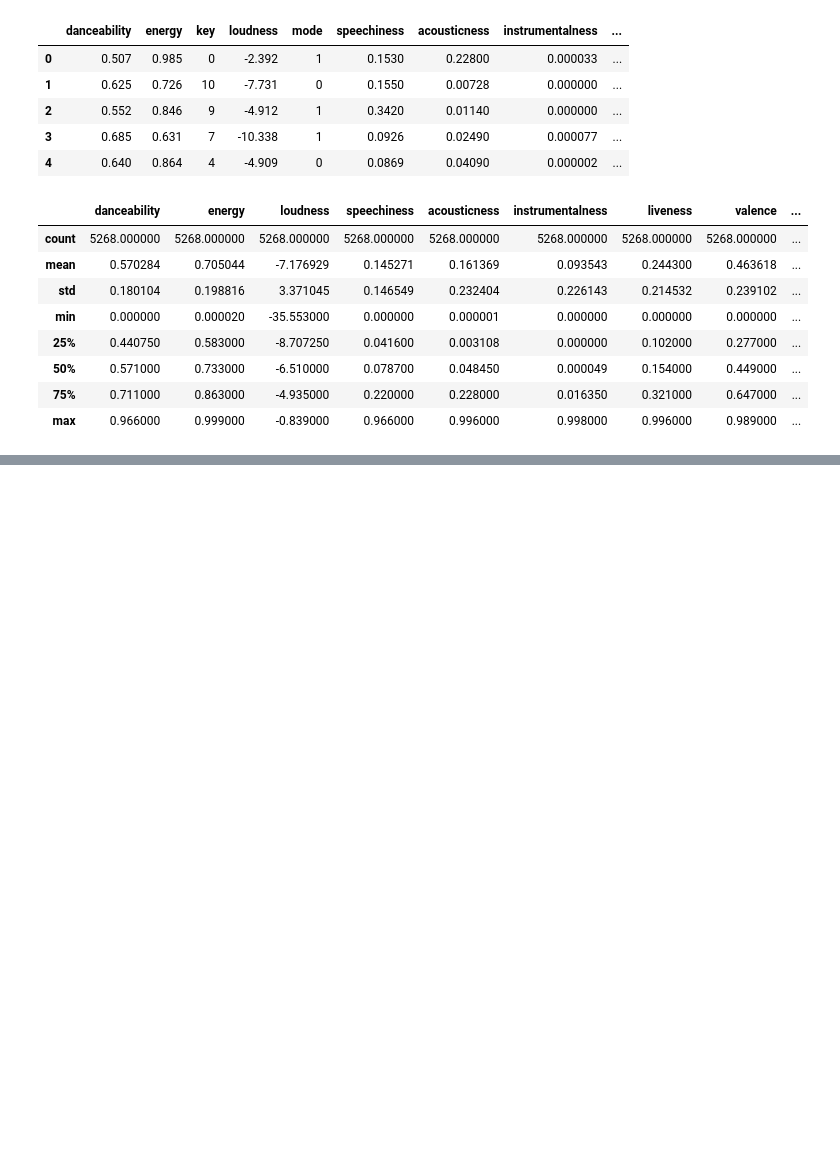
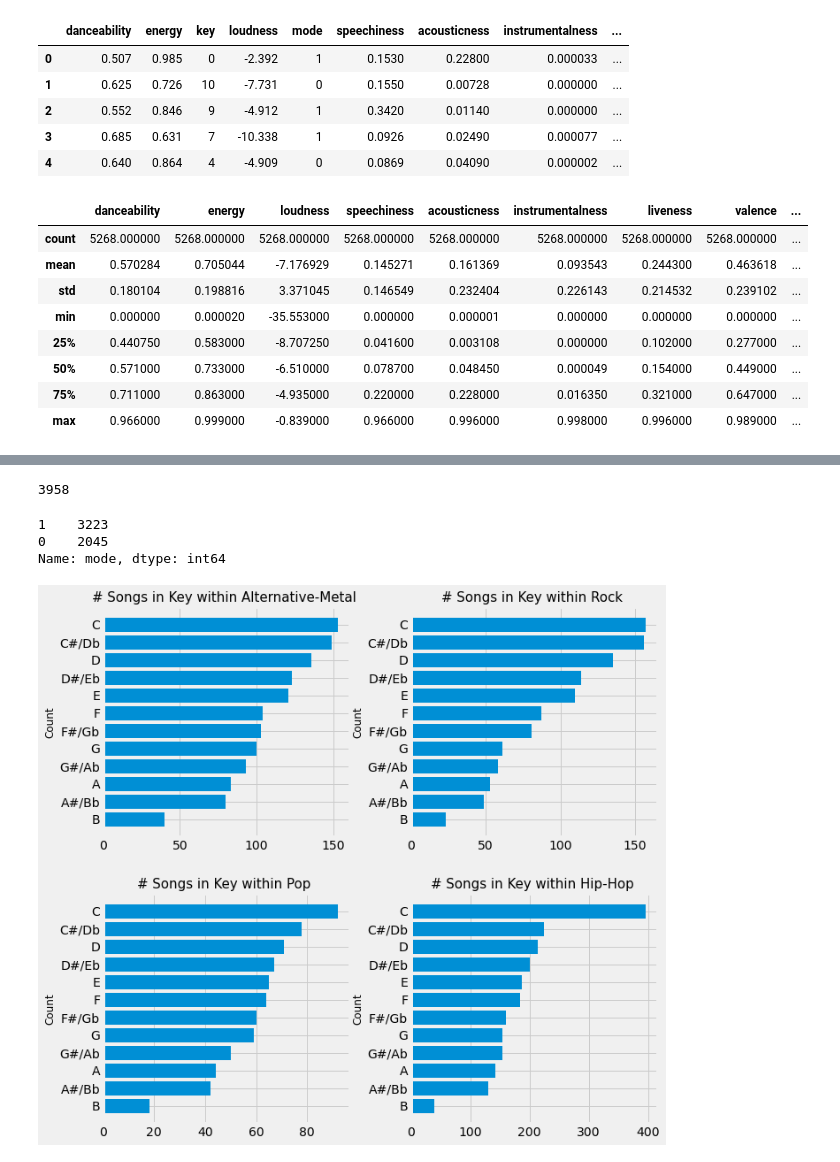
Before and after one commit to Hadryan/Music-Recommendation-System-24, a Jupyter notebook: Data-Cleaning-Preprocessing-API-Only.ipynb, the cells around one changed output, grey strips where cells are left out. Saved outputs shown, nothing was run; the diff lists cells and outputs as text; code cells hidden in the pictures; blank space fills up the shorter version.

```diff
--- a/Data-Cleaning-Preprocessing-API-Only.ipynb
+++ b/Data-Cleaning-Preprocessing-API-Only.ipynb
@@ -59,5 +57,8 @@ from spotipy.oauth2 import SpotifyClientCredentials
 from spotipy.oauth2 import SpotifyOAuth
 from dotenv import load_dotenv
 load_dotenv()
+import matplotlib.pyplot as plt
+plt.style.use('fivethirtyeight')
+import seaborn as sns
 # import os
 # import re
@@ -103,7 +109,7 @@ def user_playlist_tracks_full(spotify_connection=sp, user=None,
 
     return theDataFrame
 # %%
-alt_metal_songs = user_playlist_tracks_full(playlist_id = '40DeXsA9tEIwNwBmrZ4rkt', genre = 'alternative-metal')
+alt_metal_songs = user_playlist_tracks_full(playlist_id = '40DeXsA9tEIwNwBmrZ4rkt', genre = 'alt-metal')
 len(alt_metal_songs)
 # %% [output]
 1285
@@ -211,0 +227,51 @@ dtype: int64
+# %%
+all_songs.loudness.nunique()
+# %% [output]
+3958
+# %%
+all_songs['mode'].value_counts()
+# %% [output]
+1    3223
+0    2045
+Name: mode, dtype: int64
+# %%
+def plotbar_groupby_genre(groupby, genre, feature, ax, ticklabel = None, orient='h'):
+
+    if (orient=='h'):
+            if(ticklabel is None):
+                ax.barh(groupby.index.sort_values(ascending=False),
+                       groupby.values)
+            else:
+                   ax.barh(groupby.index.sort_values(ascending=False),
+                   groupby.values,
+                   tick_label = ticklabel)
+    else:
+            if(ticklabel is None):
+                ax.bar(groupby.index.sort_values(ascending=False),
+                       groupby.values)
+            else:
+                ax.bar(groupby.index.sort_values(ascending=False),
+                groupby.values,
+                tick_label = ticklabel)
+    ax.set_title(f'# Songs in {feature} within {genre} ', fontdict = {'fontsize' : 15})
+    ax.set_ylabel('Count', fontdict = {'fontsize' : 12})
+# %%
+fig, axes = plt.subplots(2,2, figsize = (10,10))
+fig.subplots_adjust(hspace=.25, wspace = .25)
+am_group_key = all_songs.groupby('genre').key.value_counts()['alt-metal']
+vc_keys_hh = all_songs.groupby('genre').key.value_counts()['hip-hop']
+vc_keys_pop = all_songs.groupby('genre').key.value_counts()['pop']
+vc_keys_rock = all_songs.groupby('genre').key.value_counts()['rock']
+
+plotbar_groupby_genre(am_group_key, 'Alternative-Metal', 'Key',
+                   axes[0,0], ticklabel = key_octave_values)
+plotbar_groupby_genre(vc_keys_rock, 'Rock','Key',
+                   axes[0,1],  ticklabel = key_octave_values)
+plotbar_groupby_genre(vc_keys_pop, 'Pop','Key',
+                   axes[1,0], ticklabel = key_octave_values)
+plotbar_groupby_genre(vc_keys_hh, 'Hip-Hop', 'Key',
+                   axes[1,1], ticklabel = key_octave_values)
+
+plt.show()
+# %% [output]
+[figure, added]
```
Also changed, not shown: parts of 27 cells of this notebook, 1 other file.
